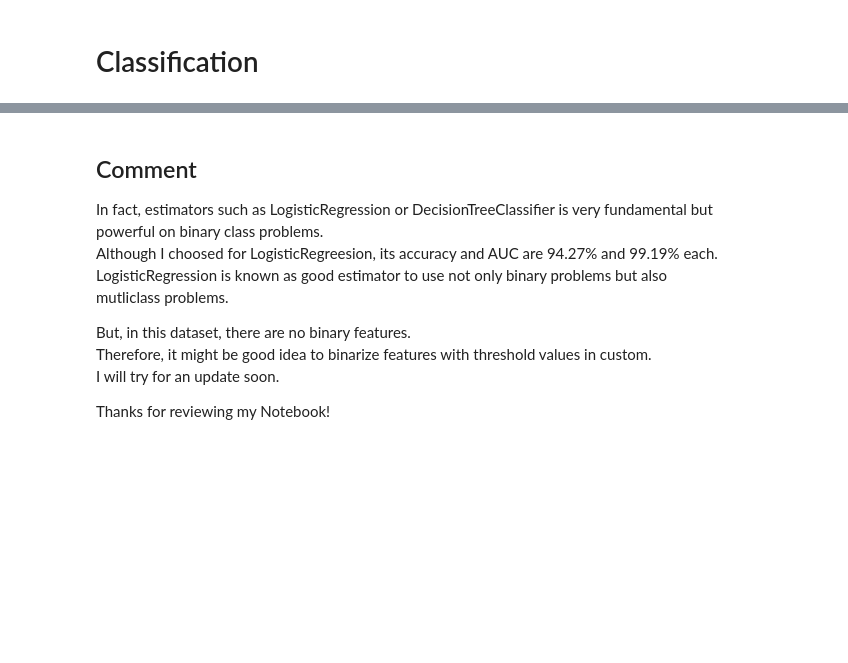
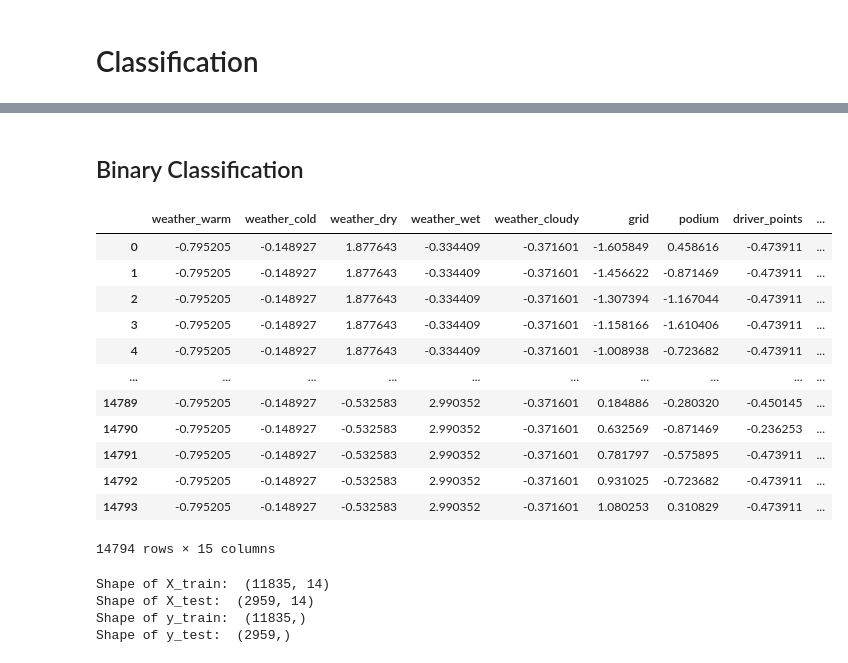
Before and after one commit to escortKwon/IndividualProjects_for_Portfolio, a Jupyter notebook: Upvoted/10. F1 Race Data Prediction/F1_Race.ipynb, the cells around one changed output, grey strips where cells are left out. Drawn from its saved outputs; the diff is of its cells as text; code cells hidden in the pictures; blank space fills up the shorter version.

Commit message:
Add binary classifications

```diff
--- a/Upvoted/10. F1 Race Data Prediction/F1_Race.ipynb
+++ b/Upvoted/10. F1 Race Data Prediction/F1_Race.ipynb
@@ -289,11 +522,21 @@ get_clf_eval_edit(y_test, lr_pred, lr_pred_proba)
-# %% [markdown]
-## Comment
-In fact, estimators such as LogisticRegression or DecisionTreeClassifier is very fundamental but powerful on binary class problems.
-Although I choosed for LogisticRegreesion, its accuracy and AUC are 94.27% and 99.19% each.
-LogisticRegression is known as good estimator to use not only binary problems but also mutliclass problems.
-
-But, in this dataset, there are no binary features.
-Therefore, it might be good idea to binarize features with threshold values in custom.
-I will try for an update soon.
-
-Thanks for reviewing my Notebook!
+# %% [markdown]
+## Binary Classification
+# %%
+# For binary classification, we should make 'driver_wins' as binary values(0, 1)
+binarizer = Binarizer(threshold=F1_data_train['driver_wins'].median())
+F1_data_train['driver_wins'] = binarizer.fit_transform(np.array(F1_data_train['driver_wins']).reshape(-1, 1))
+F1_data_train
+# %% [output]
+|  | weather_warm | weather_cold | weather_dry | weather_wet | weather_cloudy | grid | podium | driver_points | ... |
+| 0 | -0.795205 | -0.148927 | 1.877643 | -0.334409 | -0.371601 | -1.605849 | 0.458616 | -0.473911 | ... |
+| 1 | -0.795205 | -0.148927 | 1.877643 | -0.334409 | -0.371601 | -1.456622 | -0.871469 | -0.473911 | ... |
+| 2 | -0.795205 | -0.148927 | 1.877643 | -0.334409 | -0.371601 | -1.307394 | -1.167044 | -0.473911 | ... |
+| 3 | -0.795205 | -0.148927 | 1.877643 | -0.334409 | -0.371601 | -1.158166 | -1.610406 | -0.473911 | ... |
+| 4 | -0.795205 | -0.148927 | 1.877643 | -0.334409 | -0.371601 | -1.008938 | -0.723682 | -0.473911 | ... |
+| ... | ... | ... | ... | ... | ... | ... | ... | ... | ... |
+| 14789 | -0.795205 | -0.148927 | -0.532583 | 2.990352 | -0.371601 | 0.184886 | -0.280320 | -0.450145 | ... |
+| 14790 | -0.795205 | -0.148927 | -0.532583 | 2.990352 | -0.371601 | 0.632569 | -0.871469 | -0.236253 | ... |
+| 14791 | -0.795205 | -0.148927 | -0.532583 | 2.990352 | -0.371601 | 0.781797 | -0.575895 | -0.473911 | ... |
+| 14792 | -0.795205 | -0.148927 | -0.532583 | 2.990352 | -0.371601 | 0.931025 | -0.723682 | -0.473911 | ... |
+| 14793 | -0.795205 | -0.148927 | -0.532583 | 2.990352 | -0.371601 | 1.080253 | 0.310829 | -0.473911 | ... |
+14794 rows × 15 columns
@@ -299,0 +547,13 @@ Thanks for reviewing my Notebook!
+# %%
+# Split datasets
+X_train, X_test, y_train, y_test = train_test_split(X, y, test_size=0.2, random_state=11)
+
+print('Shape of X_train: ', X_train.shape)
+print('Shape of X_test: ', X_test.shape)
+print('Shape of y_train: ', y_train.shape)
+print('Shape of y_test: ', y_test.shape)
+# %% [output]
+Shape of X_train:  (11835, 14)
+Shape of X_test:  (2959, 14)
+Shape of y_train:  (11835,)
+Shape of y_test:  (2959,)
```
Also changed, not shown: parts of 36 cells of this notebook.
